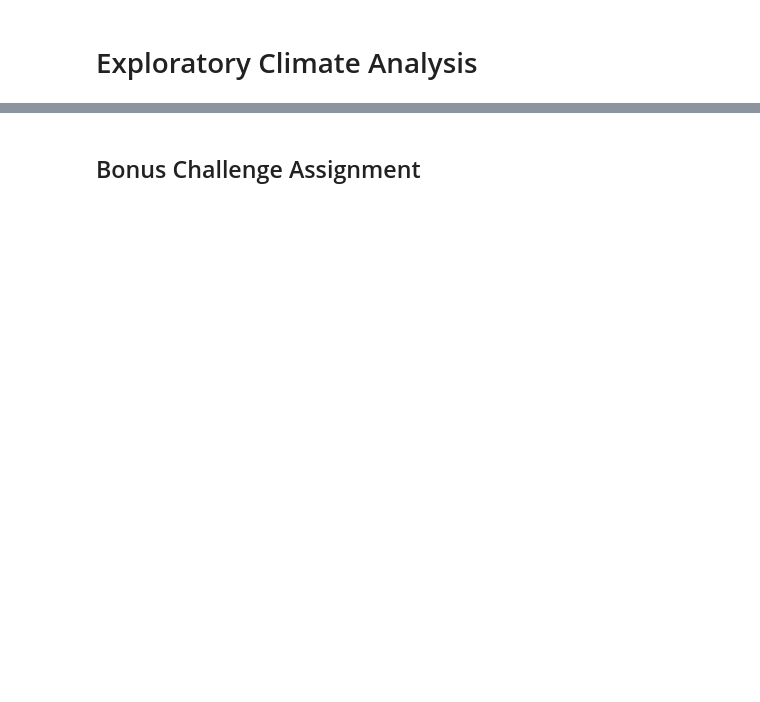
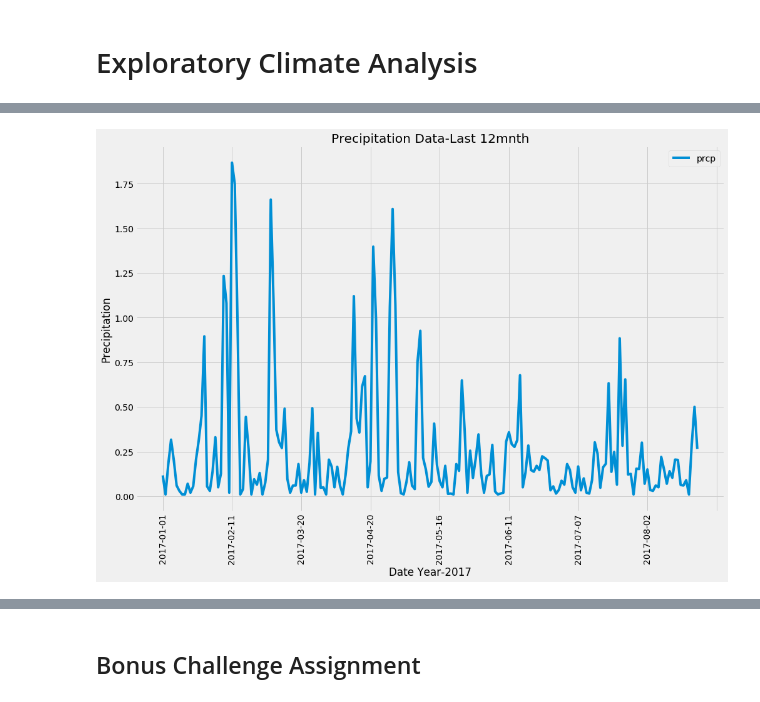
Before and after one commit to iliveonit/sqlalchemy-challenge, a Jupyter notebook: climate_starter.ipynb, the cells around one changed output, grey strips where cells are left out. Drawn from its saved outputs; the diff is of its cells as text; code cells hidden in the pictures; blank space fills up the shorter version.

```diff
--- a/climate_starter.ipynb
+++ b/climate_starter.ipynb
@@ -75,12 +104,10 @@ first_row.__dict__
 # %%
 # Design a query to retrieve the last 12 months of precipitation data and plot the results
+# Calculate the date 1 year ago from the last data point in the database
+# Perform a query to retrieve the data and precipitation scores
+# Sort the Table-date (for dataframe) by date
 
-# Calculate the date 1 year ago from the last data point in the database
-
-# Perform a query to retrieve the data and precipitation scores
-
-# Save the query results as a Pandas DataFrame and set the index to the date column
-
-# Sort the dataframe by date
-
-# Use Pandas Plotting with Matplotlib to plot the data
+Last_12m = session.query(Measurement.date, Measurement.prcp).\
+    filter(Measurement.date.between('2017-01-01', '2017-12-31')).\
+    filter(Measurement.prcp).\
+    order_by(Measurement.date).all()
@@ -86,0 +134,6 @@ first_row.__dict__
+# %%
+# Save the query results as a Pandas DataFrame and set the index to the date column
+# Sort the dataframe by date -- already sorted at query level
+
+Prcp_df = pd.DataFrame(Last_12m).groupby("date").mean()
+Prcp_df
@@ -86,0 +159,11 @@ first_row.__dict__
+# %%
+# Measurement: Plot the Last 12 months of precipitation data results
+# Use Pandas Plotting with Matplotlib to plot the data
+
+#Prcp_df.plot(rot = 90, title = "Precipitation Data-Last 12mnth")
+Prcp_df.plot(rot = 90, title = "Precipitation Data-Last 12mnth", figsize=(15,10))
+plt.ylabel("Precipitation")
+plt.xlabel("Date Year-2017")
+plt.show()
+# %% [output]
+[figure, added]
```
Also changed, not shown: parts of 22 cells of this notebook, 1 other file.
